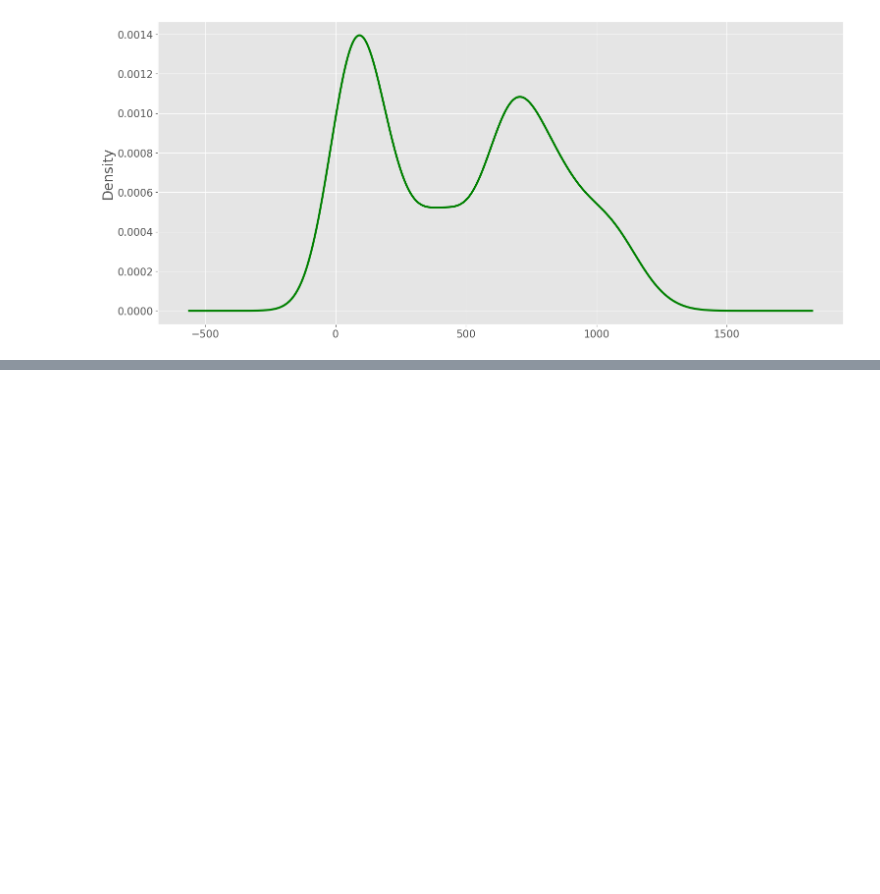
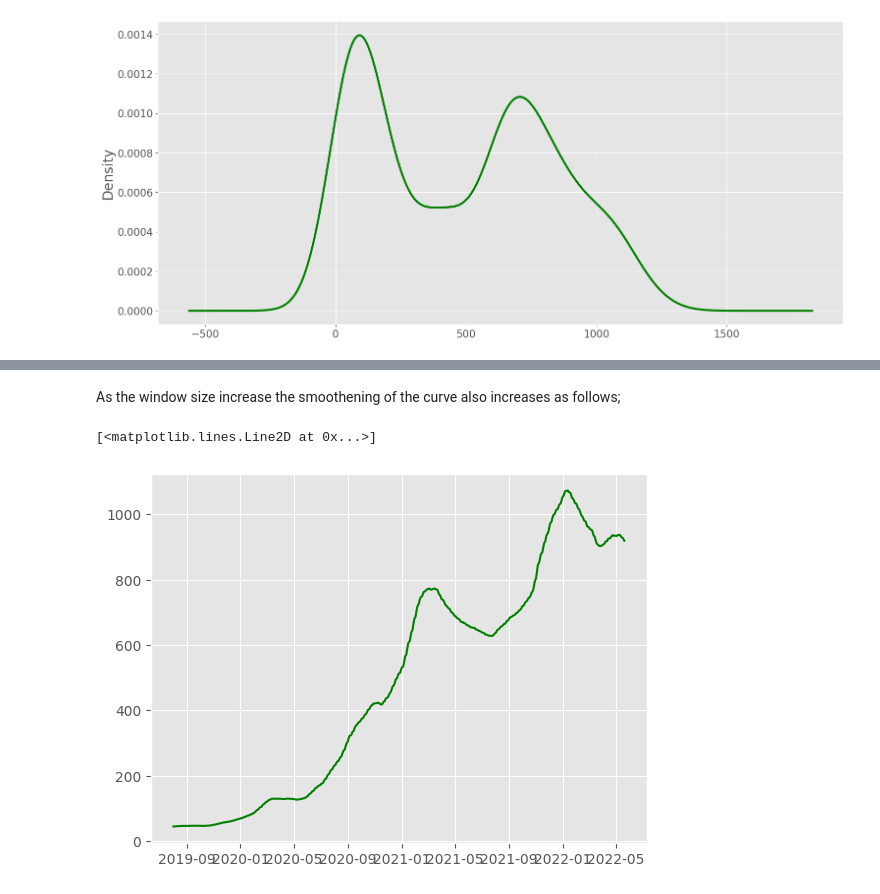
Before and after one commit to Anna-Elsa-Luiz/Time_series, a Jupyter notebook: EDA.ipynb, the cells around one changed output, grey strips where cells are left out. Cells and saved outputs as stored; diff of their text form; code cells hidden in the pictures; blank space fills up the shorter version.

```diff
--- a/EDA.ipynb
+++ b/EDA.ipynb
@@ -181,0 +193,8 @@ plt.show()
+# %% [markdown]
+As the window size increase the smoothening of the curve also increases as follows;
+# %%
+rolmean = stock_data['Close'].rolling(52).mean()
+plt.plot(rolmean,color='green')
+# %% [output]
+[<matplotlib.lines.Line2D at 0x...>]
+[figure, added]
```
Also changed, not shown: parts of 21 cells of this notebook.
